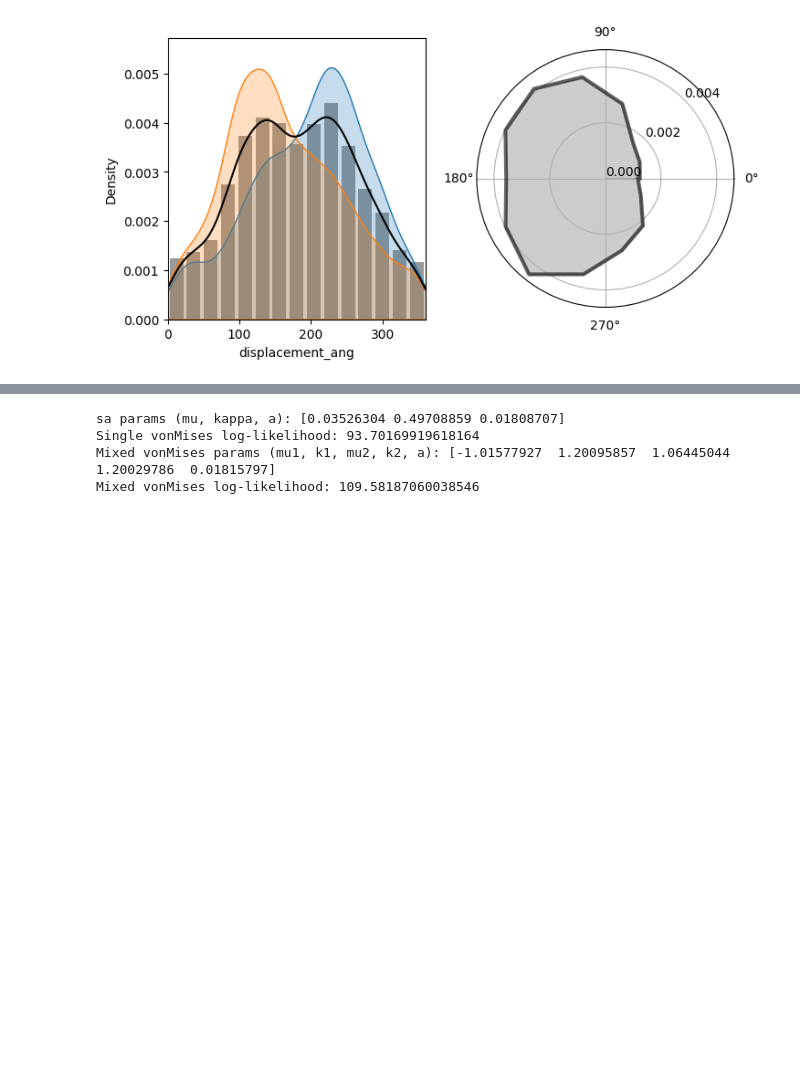
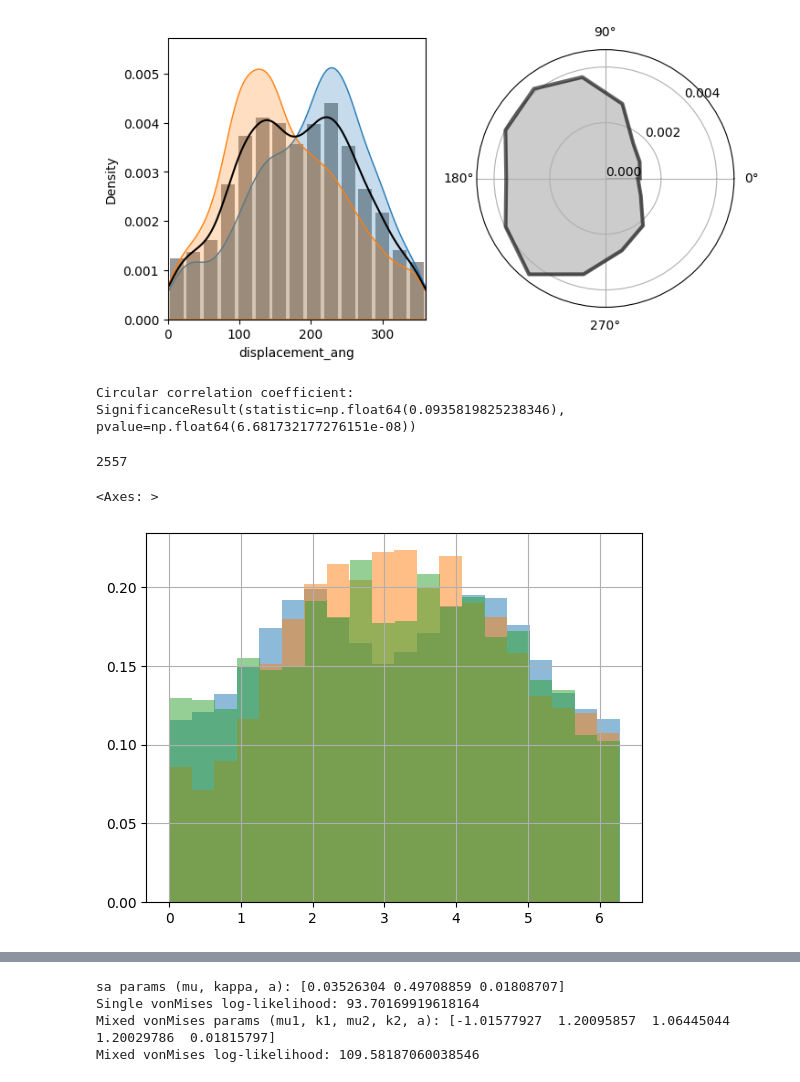
Before and after one commit to viciya/nematics, a Jupyter notebook: nematics/journals/flow_on_defects.ipynb, the cells around one changed output, grey strips where cells are left out. Drawn from its saved outputs; the diff is of its cells as text; code cells hidden in the pictures; blank space fills up the shorter version.

```diff
--- a/nematics/journals/flow_on_defects.ipynb
+++ b/nematics/journals/flow_on_defects.ipynb
@@ -618,7 +592,7 @@ Index(['FRAME', 'plus_id', 'xp', 'yp', 'angp1', 'min_id', 'xm', 'ym', 'angm1',
 # %%
 # -------------------------------------FOR UNPAIRED--------
-# # output_csv = r"C:\Users\victo\OneDrive - BGU\HBEC\s2(120-1057)\Nematics\PlusAndMinusTM_Raw_frame160_500_sigma21.csv"
-# output_csv = r"C:\Users\victo\OneDrive - BGU\BEER\Nematics\PlusAndMinusTM_6_frame0_-1_sigma15_step1.csv"
+# output_csv = r"C:\Users\victo\OneDrive - BGU\HBEC\s2(120-1057)\Nematics\PlusAndMinusTM_Raw_frame160_500_sigma21.csv"
+# # output_csv = r"C:\Users\victo\OneDrive - BGU\BEER\Nematics\PlusAndMinusTM_6_frame0_-1_sigma15_step1.csv"
 # # output_csv = r"C:\Users\victo\Downloads\SB_lab\BEER_DATA\real ccw\Nematics\PlusAndMinusTM_2_frame0_-1_sigma11_step1.csv"
 # # output_csv = r"C:\Users\victo\Downloads\Nematics\PlusAndMinusTM_tubulin_frame1_-1_sigma25_step2.csv"
 # #
@@ -644,19 +618,19 @@ df.rename(columns={
                     'xp':'x', 'yp':'y','angp1':'ang1',
                     'FRAME':'frame', 'plus_id':'particle',
                     }, inplace=True)
-
+# ------------------------------------------------------
 
 df_ = df[(df.charge==0.5)&(df.frame>0)].groupby(['particle']).filter(lambda x: len(x)>track_len).copy()
 
-df_["ang1_change"] = df_.groupby('particle')['ang1'].diff(1) % (2*np.pi)
-df_.loc[df_["ang1_change"] > np.pi, "ang1_change"] -= 2*np.pi
+# df_["ang1_change"] = df_.groupby('particle')['ang1'].diff(1) % (2*np.pi)
+# df_.loc[df_["ang1_change"] > np.pi, "ang1_change"] -= 2*np.pi
 
 df_["mean_ang1"] = df_.groupby('particle')['ang1'].transform(
     lambda x: x.rolling(2, min_periods=1).apply(lambda a: circmean(a), raw=True))
 
 df_["displacement_ang"] = (np.arctan2(df_.groupby('particle')['y'].diff(1),
                                       df_.groupby('particle')['x'].diff(1)
-                                    #   ) - df_["mean_ang1"]) % (2*np.pi)
+                                      # ) - df_["mean_ang1"]) % (2*np.pi)
                                       ) - df_['ang1']) % (2*np.pi) #- gamma0)
 df_ = df_.dropna(subset=['displacement_ang'])
 
@@ -670,7 +644,7 @@ df_["left"] = grouped.transform(lambda x: circmean(x) < np.pi)
 df_["av_displacement_ang"] = df_.groupby('particle')["displacement_ang"].transform(lambda angle: circmean(angle))
 
 
-bins_number = 15  # the [0, 360) interval will be subdivided into this
+bins_number = 15  #  [15 bins in published figure]
 bins = np.linspace(0, 2*np.pi, bins_number+1) #* 180/np.pi
 bins_ = np.linspace(0, 2*np.pi, bins_number)
 width = (bins.max()-bins.min()) / bins_number
@@ -706,3 +680,30 @@ _ = ax2.set_thetagrids([0,90,180,270])
 # fig.savefig(r"C:\Users\victo\OneDrive - BGU\BEER\DefectInter paper\Images\bacteria unpaired displacement.svg")
 # %% [output]
 [figure]
+# %%
+from scipy import stats
+dff = pd.DataFrame({
+    "av_ang0": df_.groupby('particle')["displacement_ang"].apply(lambda angle: circmean(angle[:len(angle)//2])),
+    "av_ang1": df_.groupby('particle')["displacement_ang"].apply(lambda angle: circmean(angle[-len(angle)//2:])),
+    # "av_ang0": df_.groupby('particle')["displacement_ang"].apply(lambda angle: circmean(angle[:len(angle)//2]) > np.pi),
+    # "av_ang1": df_.groupby('particle')["displacement_ang"].apply(lambda angle: circmean(angle[-len(angle)//2:]) > np.pi),
+    })
+
+
+# df_["av_displacement_ang0"] = df_.groupby('particle')["displacement_ang"].transform(lambda angle: circmean(angle[:len(angle)//2]) > np.pi)
+# df_["av_displacement_ang1"] = df_.groupby('particle')["displacement_ang"].transform(lambda angle: circmean(angle[-len(angle)//2:]) > np.pi)
+print("Circular correlation coefficient:", stats.spearmanr(dff["av_ang0"], dff["av_ang1"]))
+# dff[["av_ang0","av_ang1"]].corr().style.background_gradient(cmap='coolwarm')
+# %% [output]
+Circular correlation coefficient: SignificanceResult(statistic=np.float64(0.0935819825238346), pvalue=np.float64(6.681732177276151e-08))
+# %%
+df_['particle'].nunique()
+# %% [output]
+2557
+# %%
+df_["displacement_ang"].hist(bins=20, alpha=.5, density=True)
+dff["av_ang0"].hist(bins=20, alpha=.5, density=True)
+dff["av_ang1"].hist(bins=20, alpha=.5, density=True)
+# %% [output]
+<Axes: >
+[figure, added]
```
Also changed, not shown: parts of 5 cells of this notebook, 8 other files.
